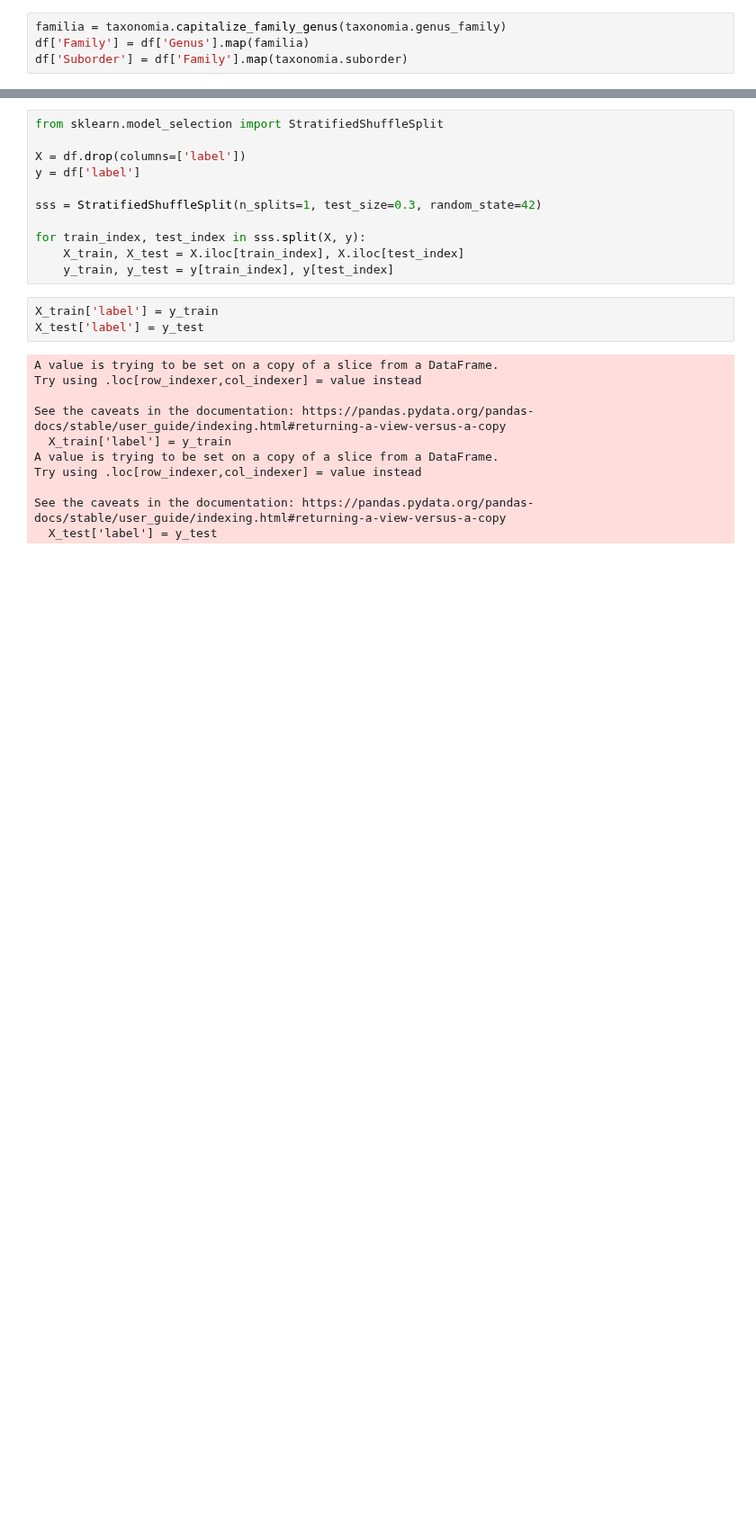
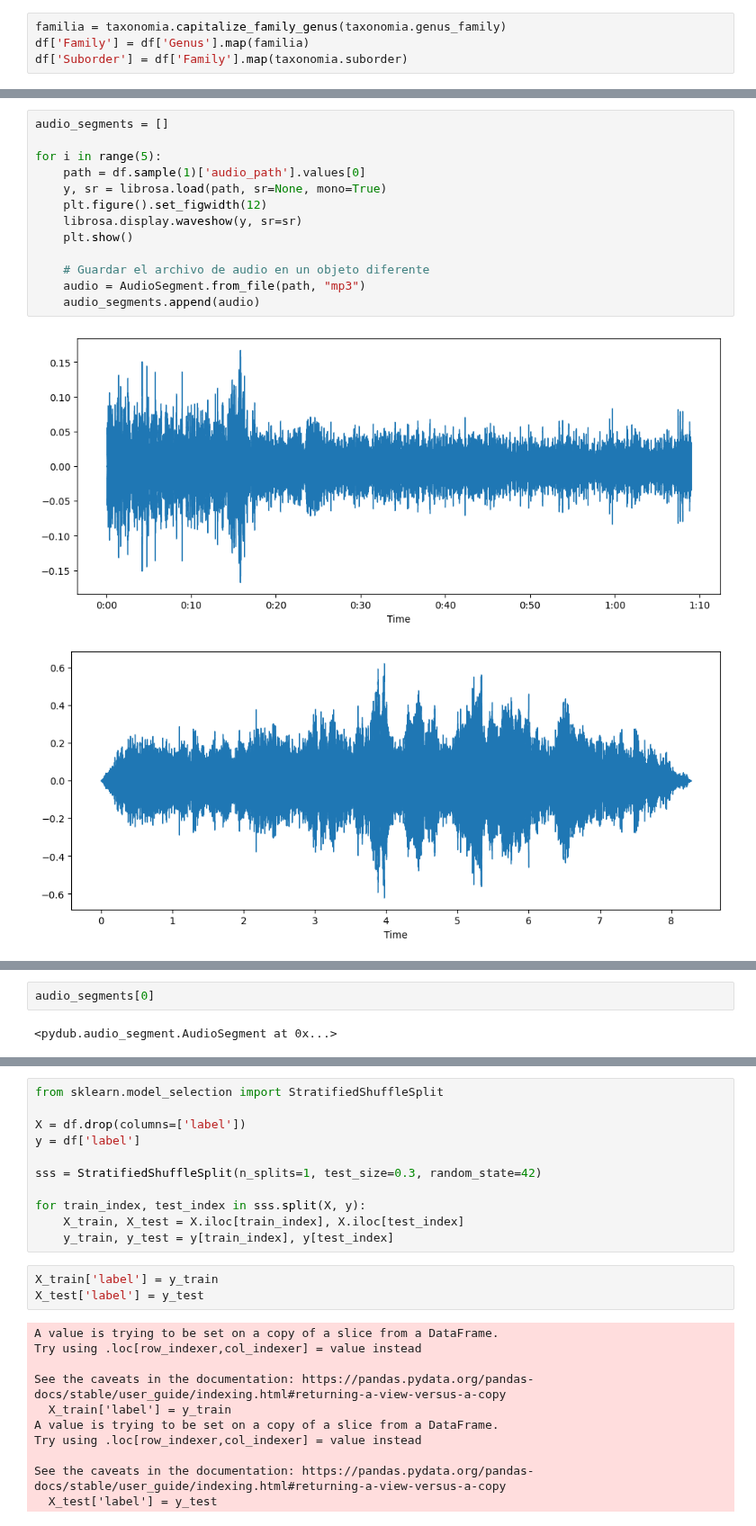
Before and after one commit to camiloacp/The-Evolutionary-Structure-of-Acoustic-Learnability-A-Deep-Learning-Approach-to-Neotropical-Birdsong, a Jupyter notebook: notebooks/01 Paths.ipynb, the cells around one changed output, grey strips where cells are left out. Shown at 90% size. Saved outputs shown, nothing was run; the diff lists cells and outputs as text; blank space fills up the shorter version.

```diff
--- a/notebooks/01 Paths.ipynb
+++ b/notebooks/01 Paths.ipynb
@@ -87,0 +111,16 @@ df.head()
+# %%
+audio_segments = []
+
+for i in range(5):
+    path = df.sample(1)['audio_path'].values[0]
+    y, sr = librosa.load(path, sr=None, mono=True)
+    plt.figure().set_figwidth(12)
+    librosa.display.waveshow(y, sr=sr)
+    plt.show()
+
+    # Guardar el archivo de audio en un objeto diferente
+    audio = AudioSegment.from_file(path, "mp3")
+    audio_segments.append(audio)
+# %% [output]
+[figure, added]
+[figure, added]
@@ -87,0 +130,4 @@ df.head()
+# %%
+audio_segments[0]
+# %% [output]
+<pydub.audio_segment.AudioSegment at 0x...>
```
Also changed, not shown: parts of 20 cells of this notebook, 5 other files.
